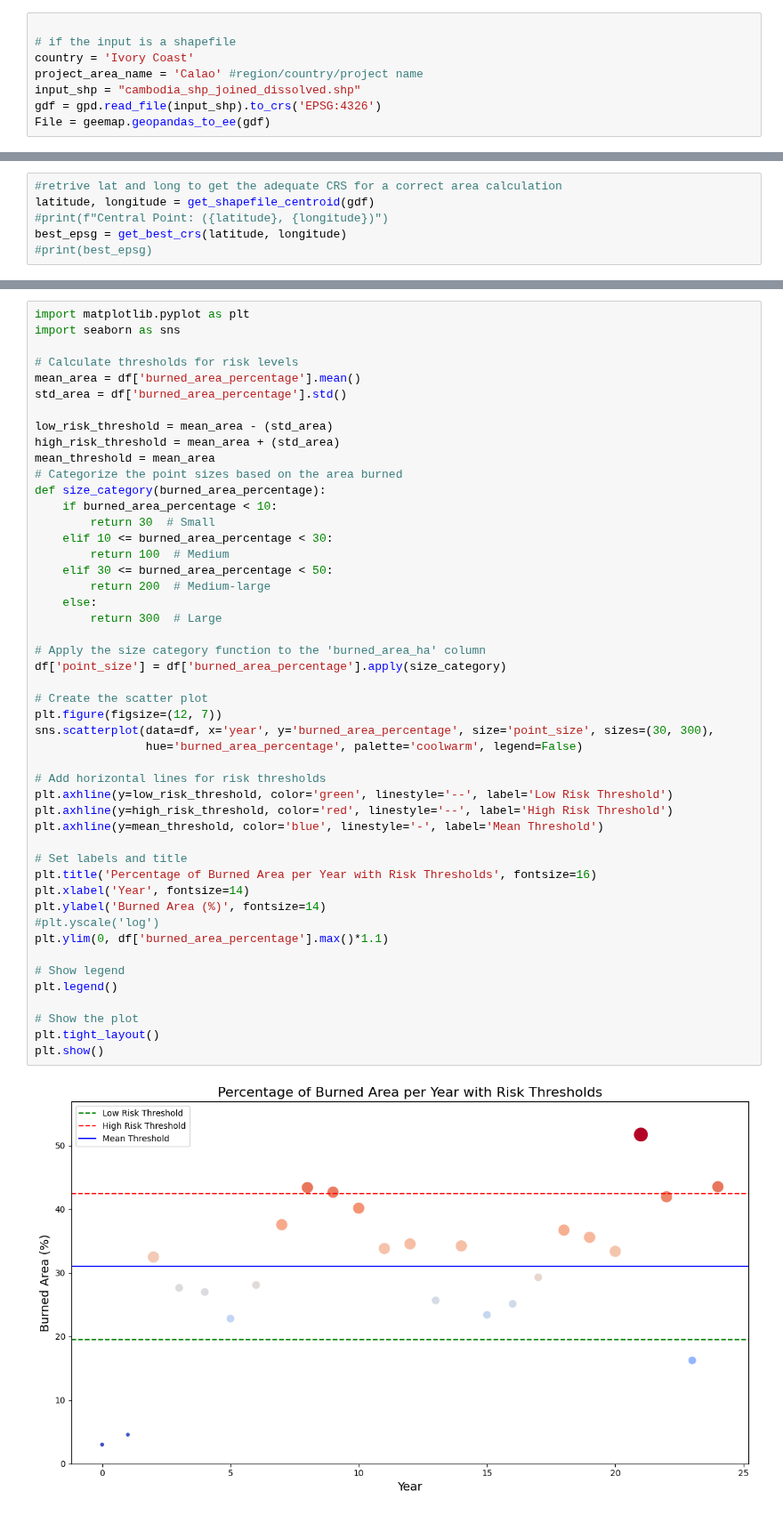
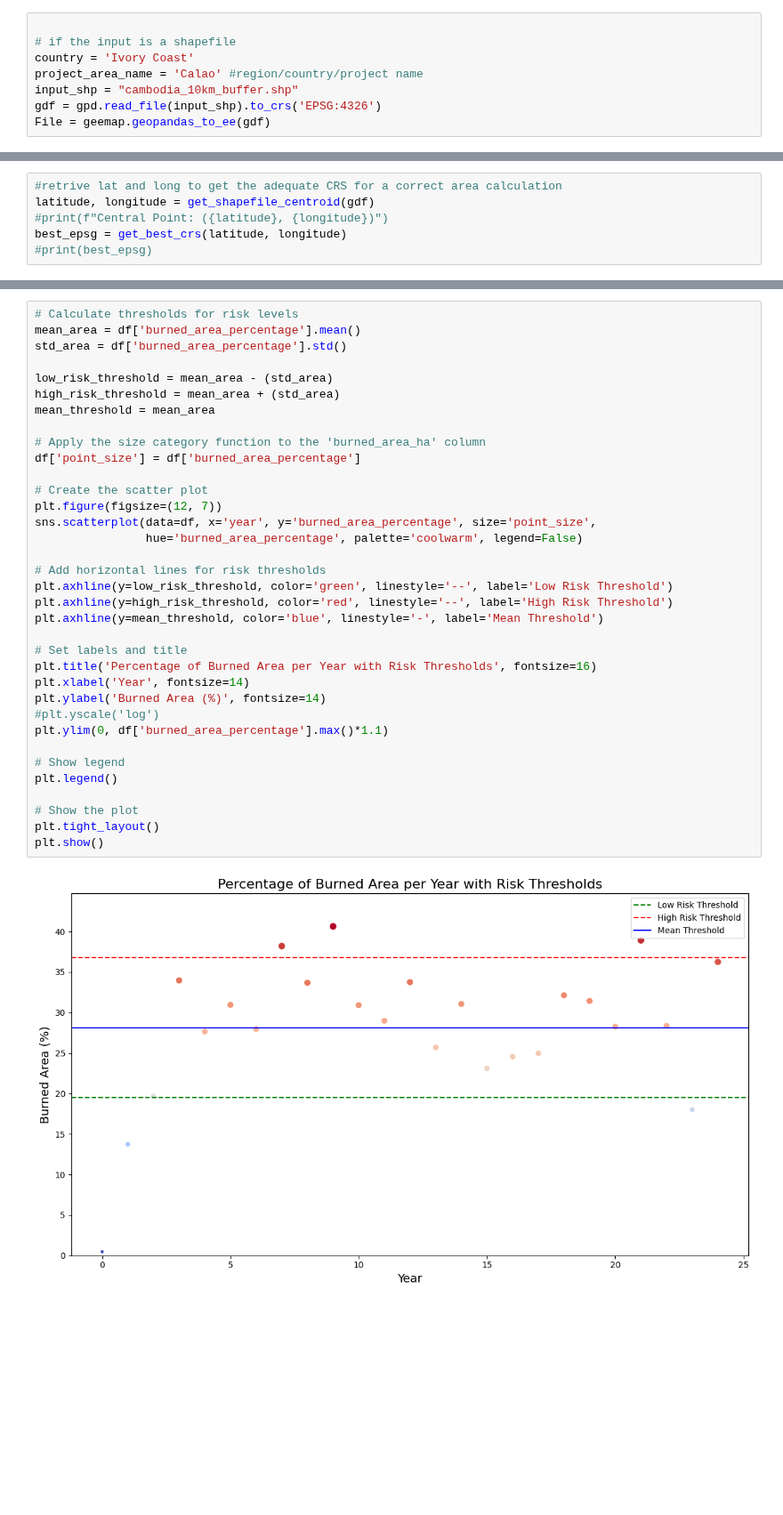
Before and after one commit to inesbsilveira/hummingbirds, a Jupyter notebook: wildfires_risk_class.ipynb, the cells around one changed output, grey strips where cells are left out. Shown at 89% size. Cells and saved outputs as stored; diff of their text form; blank space fills up the shorter version.

```diff
--- a/wildfires_risk_class.ipynb
+++ b/wildfires_risk_class.ipynb
@@ -68,7 +87,7 @@ def get_best_crs(latitude, longitude):
 # if the input is a shapefile
 country = 'Ivory Coast'
 project_area_name = 'Calao' #region/country/project name
-input_shp = "cambodia_shp_joined_dissolved.shp"
+input_shp = "cambodia_10km_buffer.shp"
 gdf = gpd.read_file(input_shp).to_crs('EPSG:4326')
 File = geemap.geopandas_to_ee(gdf)
 # %%
@@ -237,50 +269,37 @@ Total number of low fires after last big fire: 0
 # %%
-import matplotlib.pyplot as plt
-import seaborn as sns
-
 # Calculate thresholds for risk levels
 mean_area = df['burned_area_percentage'].mean()
 std_area = df['burned_area_percentage'].std()
 
 low_risk_threshold = mean_area - (std_area)
 high_risk_threshold = mean_area + (std_area)
 mean_threshold = mean_area
-# Categorize the point sizes based on the area burned
-def size_category(burned_area_percentage):
-    if burned_area_percentage < 10:
-        return 30  # Small
-    elif 10 <= burned_area_percentage < 30:
-        return 100  # Medium
-    elif 30 <= burned_area_percentage < 50:
-        return 200  # Medium-large
-    else:
-        return 300  # Large
 
 # Apply the size category function to the 'burned_area_ha' column
-df['point_size'] = df['burned_area_percentage'].apply(size_category)
+df['point_size'] = df['burned_area_percentage']
 
 # Create the scatter plot
 plt.figure(figsize=(12, 7))
-sns.scatterplot(data=df, x='year', y='burned_area_percentage', size='point_size', sizes=(30, 300),
+sns.scatterplot(data=df, x='year', y='burned_area_percentage', size='point_size',
                 hue='burned_area_percentage', palette='coolwarm', legend=False)
 
 # Add horizontal lines for risk thresholds
 plt.axhline(y=low_risk_threshold, color='green', linestyle='--', label='Low Risk Threshold')
 plt.axhline(y=high_risk_threshold, color='red', linestyle='--', label='High Risk Threshold')
 plt.axhline(y=mean_threshold, color='blue', linestyle='-', label='Mean Threshold')
 
 # Set labels and title
 plt.title('Percentage of Burned Area per Year with Risk Thresholds', fontsize=16)
 plt.xlabel('Year', fontsize=14)
 plt.ylabel('Burned Area (%)', fontsize=14)
 #plt.yscale('log')
 plt.ylim(0, df['burned_area_percentage'].max()*1.1)
 
 # Show legend
 plt.legend()
 
 # Show the plot
 plt.tight_layout()
 plt.show()
 # %% [output]
-[figure, old version]
+[figure, new version]
```
Also changed, not shown: parts of 8 cells of this notebook.
